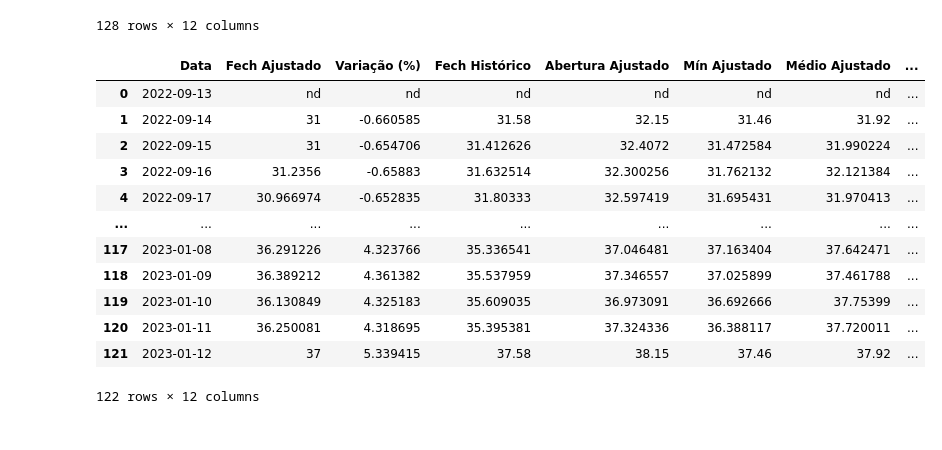
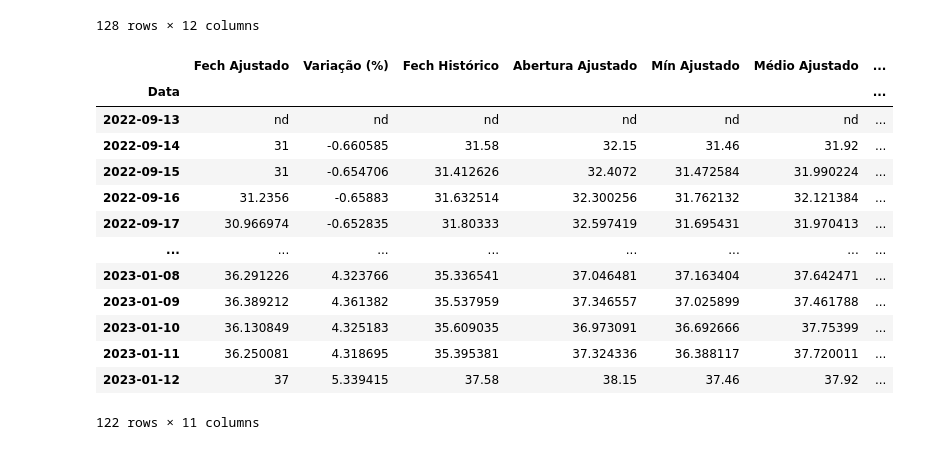
Before and after one commit to Moscarde/PythonDados, a Jupyter notebook: Modulo 4/Aula 8.ipynb, the cells around one changed output. Drawn from its saved outputs; the diff is of its cells as text; code cells hidden in the pictures.

```diff
--- a/Modulo 4/Aula 8.ipynb
+++ b/Modulo 4/Aula 8.ipynb
@@ -25,19 +25,21 @@ dados_petrobras
 | 127 | 2023-01-12 00:00:00 | 37 | 5.339415 | 37.58 | 38.15 | 37.46 | 37.92 | 38.73 | 2273.814565 | ... |
 128 rows × 12 columns
 # %%
-dados_petrobras = pd.read_excel("dados_petro.xlsx", skiprows=6)
+#pulando linhas de cabeçalho, indexando pela data
+dados_petrobras = pd.read_excel("dados_petro.xlsx", skiprows=6, index_col = "Data")
 dados_petrobras
 # %% [output]
-|  | Data | Fech Ajustado | Variação (%) | Fech Histórico | Abertura Ajustado | Mín Ajustado | Médio Ajustado | ... |
-| 0 | 2022-09-13 | nd | nd | nd | nd | nd | nd | ... |
-| 1 | 2022-09-14 | 31 | -0.660585 | 31.58 | 32.15 | 31.46 | 31.92 | ... |
-| 2 | 2022-09-15 | 31 | -0.654706 | 31.412626 | 32.4072 | 31.472584 | 31.990224 | ... |
-| 3 | 2022-09-16 | 31.2356 | -0.65883 | 31.632514 | 32.300256 | 31.762132 | 32.121384 | ... |
-| 4 | 2022-09-17 | 30.966974 | -0.652835 | 31.80333 | 32.597419 | 31.695431 | 31.970413 | ... |
-| ... | ... | ... | ... | ... | ... | ... | ... | ... |
-| 117 | 2023-01-08 | 36.291226 | 4.323766 | 35.336541 | 37.046481 | 37.163404 | 37.642471 | ... |
-| 118 | 2023-01-09 | 36.389212 | 4.361382 | 35.537959 | 37.346557 | 37.025899 | 37.461788 | ... |
-| 119 | 2023-01-10 | 36.130849 | 4.325183 | 35.609035 | 36.973091 | 36.692666 | 37.75399 | ... |
-| 120 | 2023-01-11 | 36.250081 | 4.318695 | 35.395381 | 37.324336 | 36.388117 | 37.720011 | ... |
-| 121 | 2023-01-12 | 37 | 5.339415 | 37.58 | 38.15 | 37.46 | 37.92 | ... |
+|  | Fech Ajustado | Variação (%) | Fech Histórico | Abertura Ajustado | Mín Ajustado | Médio Ajustado | ... |
+| Data |  |  |  |  |  |  | ... |
+| 2022-09-13 | nd | nd | nd | nd | nd | nd | ... |
+| 2022-09-14 | 31 | -0.660585 | 31.58 | 32.15 | 31.46 | 31.92 | ... |
+| 2022-09-15 | 31 | -0.654706 | 31.412626 | 32.4072 | 31.472584 | 31.990224 | ... |
+| 2022-09-16 | 31.2356 | -0.65883 | 31.632514 | 32.300256 | 31.762132 | 32.121384 | ... |
+| 2022-09-17 | 30.966974 | -0.652835 | 31.80333 | 32.597419 | 31.695431 | 31.970413 | ... |
+| ... | ... | ... | ... | ... | ... | ... | ... |
+| 2023-01-08 | 36.291226 | 4.323766 | 35.336541 | 37.046481 | 37.163404 | 37.642471 | ... |
+| 2023-01-09 | 36.389212 | 4.361382 | 35.537959 | 37.346557 | 37.025899 | 37.461788 | ... |
+| 2023-01-10 | 36.130849 | 4.325183 | 35.609035 | 36.973091 | 36.692666 | 37.75399 | ... |
+| 2023-01-11 | 36.250081 | 4.318695 | 35.395381 | 37.324336 | 36.388117 | 37.720011 | ... |
+| 2023-01-12 | 37 | 5.339415 | 37.58 | 38.15 | 37.46 | 37.92 | ... |
-122 rows × 12 columns
+122 rows × 11 columns
```
Also changed, not shown: parts of 7 cells of this notebook, 3 other files.
